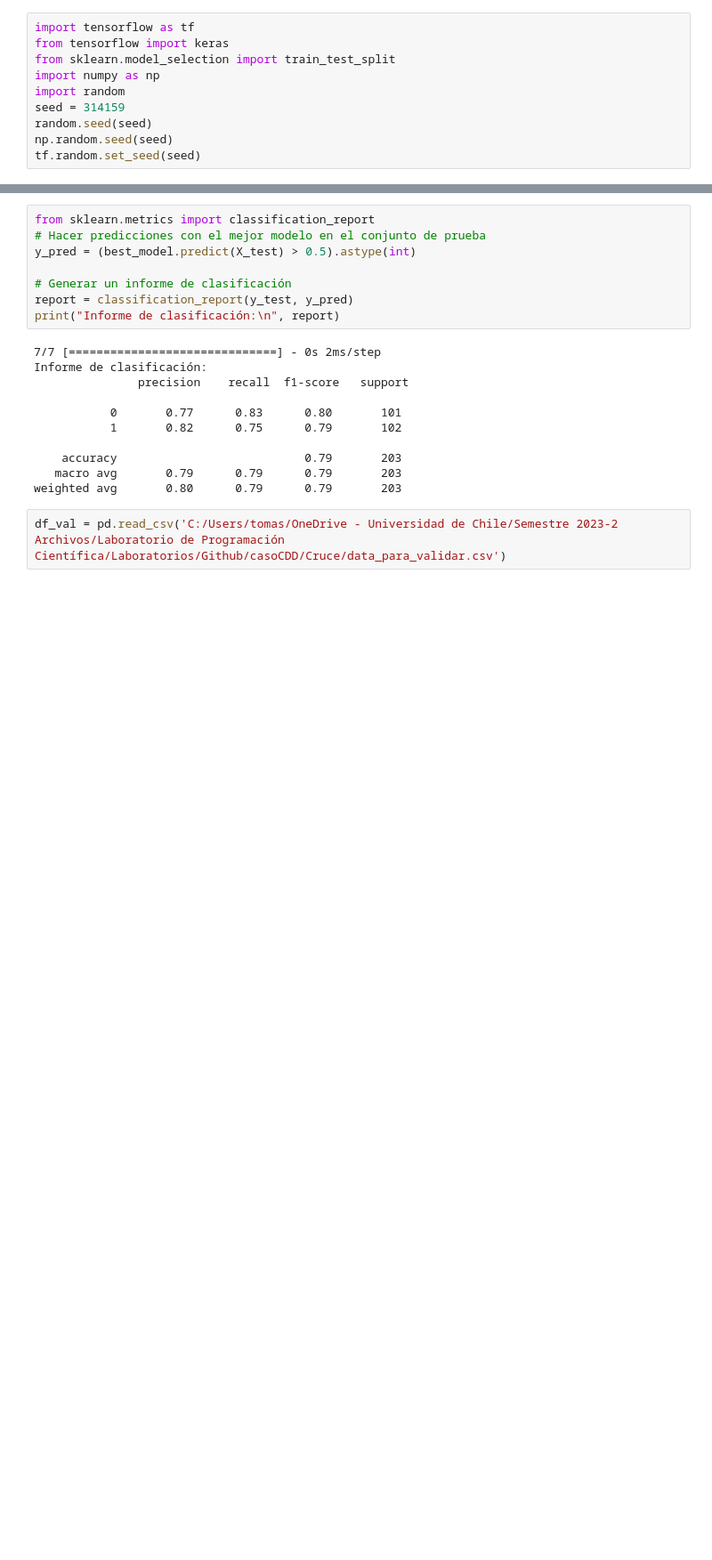
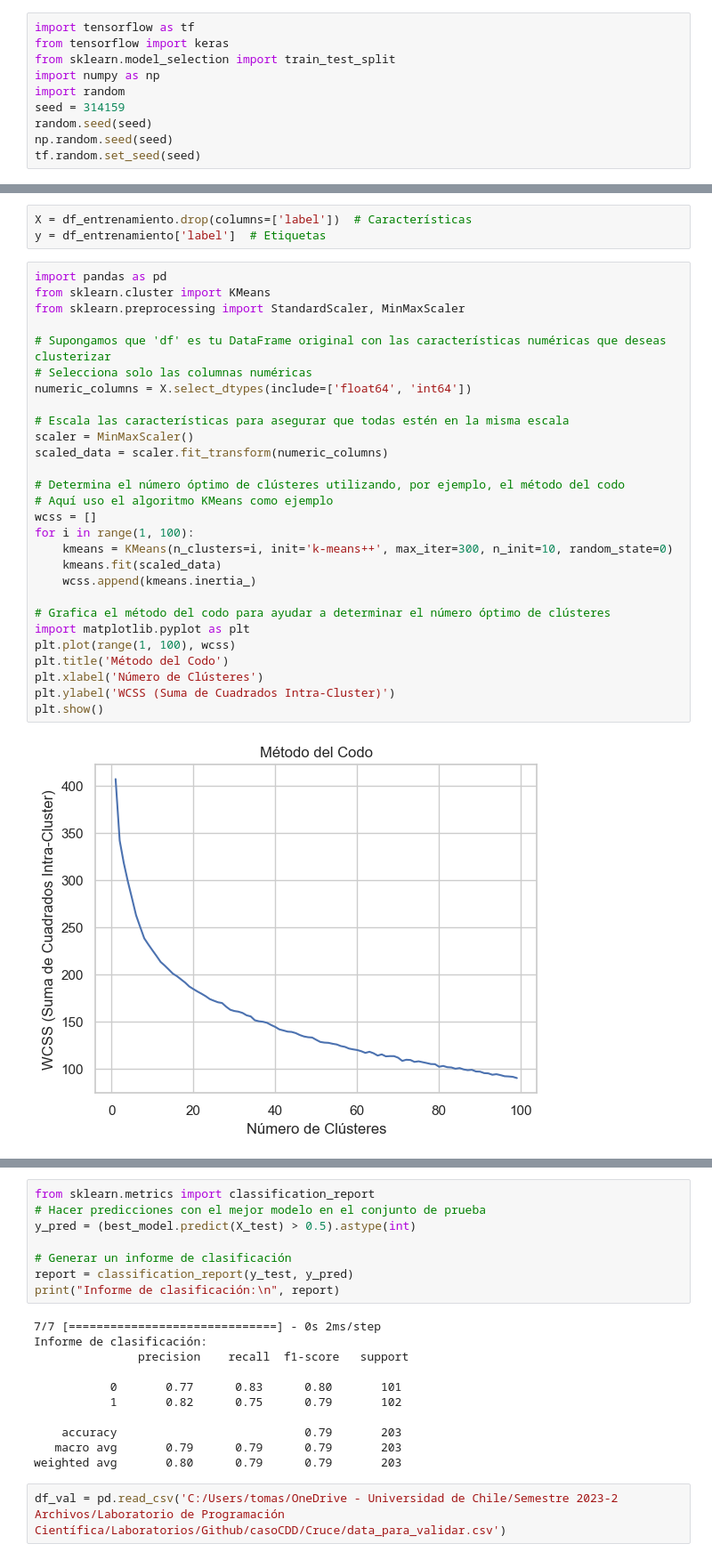
Before and after one commit to danieljarah/casoCDD, a Jupyter notebook: Redes neuronales/0_95.ipynb, the cells around one changed output, grey strips where cells are left out. Shown at 89% size. Cells and saved outputs as stored; diff of their text form; blank space fills up the shorter version.

```diff
--- a/Redes neuronales/0_95.ipynb
+++ b/Redes neuronales/0_95.ipynb
@@ -95,0 +95,33 @@ plt.show()
+# %%
+X = df_entrenamiento.drop(columns=['label'])  # Características
+y = df_entrenamiento['label']  # Etiquetas
+# %%
+import pandas as pd
+from sklearn.cluster import KMeans
+from sklearn.preprocessing import StandardScaler, MinMaxScaler
+
+# Supongamos que 'df' es tu DataFrame original con las características numéricas que deseas clusterizar
+# Selecciona solo las columnas numéricas
+numeric_columns = X.select_dtypes(include=['float64', 'int64'])
+
+# Escala las características para asegurar que todas estén en la misma escala
+scaler = MinMaxScaler()
+scaled_data = scaler.fit_transform(numeric_columns)
+
+# Determina el número óptimo de clústeres utilizando, por ejemplo, el método del codo
+# Aquí uso el algoritmo KMeans como ejemplo
+wcss = []
+for i in range(1, 100):
+    kmeans = KMeans(n_clusters=i, init='k-means++', max_iter=300, n_init=10, random_state=0)
+    kmeans.fit(scaled_data)
+    wcss.append(kmeans.inertia_)
+
+# Grafica el método del codo para ayudar a determinar el número óptimo de clústeres
+import matplotlib.pyplot as plt
+plt.plot(range(1, 100), wcss)
+plt.title('Método del Codo')
+plt.xlabel('Número de Clústeres')
+plt.ylabel('WCSS (Suma de Cuadrados Intra-Cluster)')
+plt.show()
+# %% [output]
+[figure, added]
```
Also changed, not shown: parts of 11 cells of this notebook, 6 other files.
